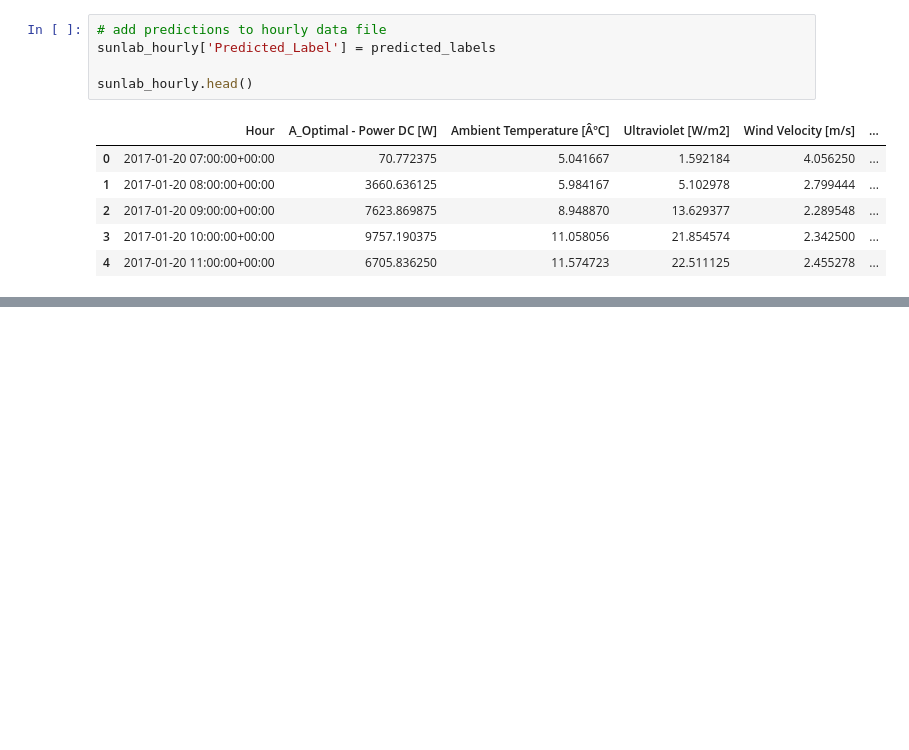
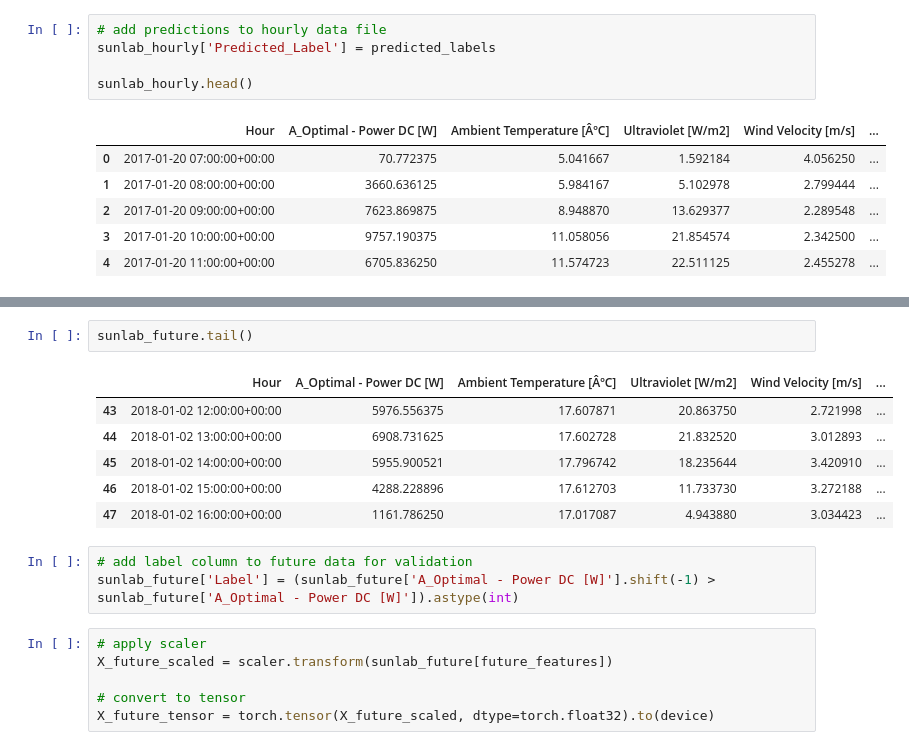
Before and after one commit to navanodonavan/MSAAI530_Final_Project_G6, a Jupyter notebook: MSAAI530_Final_Project_LSTM_Classifier.ipynb, the cells around one changed output, grey strips where cells are left out. Saved outputs shown, nothing was run; the diff lists cells and outputs as text; blank space fills up the shorter version.

```diff
--- a/MSAAI530_Final_Project_LSTM_Classifier.ipynb
+++ b/MSAAI530_Final_Project_LSTM_Classifier.ipynb
@@ -1050,0 +1127,18 @@ sunlab_hourly.to_csv("Hourly_Data_with_predictions_v2.csv", index=False)
+# %%
+sunlab_future.tail()
+# %% [output]
+|  | Hour | A_Optimal - Power DC [W] | Ambient Temperature [ÂºC] | Ultraviolet [W/m2] | Wind Velocity [m/s] | ... |
+| 43 | 2018-01-02 12:00:00+00:00 | 5976.556375 | 17.607871 | 20.863750 | 2.721998 | ... |
+| 44 | 2018-01-02 13:00:00+00:00 | 6908.731625 | 17.602728 | 21.832520 | 3.012893 | ... |
+| 45 | 2018-01-02 14:00:00+00:00 | 5955.900521 | 17.796742 | 18.235644 | 3.420910 | ... |
+| 46 | 2018-01-02 15:00:00+00:00 | 4288.228896 | 17.612703 | 11.733730 | 3.272188 | ... |
+| 47 | 2018-01-02 16:00:00+00:00 | 1161.786250 | 17.017087 | 4.943880 | 3.034423 | ... |
+# %%
+# add label column to future data for validation
+sunlab_future['Label'] = (sunlab_future['A_Optimal - Power DC [W]'].shift(-1) > sunlab_future['A_Optimal - Power DC [W]']).astype(int)
+# %%
+# apply scaler
+X_future_scaled = scaler.transform(sunlab_future[future_features])
+
+# convert to tensor
+X_future_tensor = torch.tensor(X_future_scaled, dtype=torch.float32).to(device)
```
Also changed, not shown: parts of 23 cells of this notebook.
